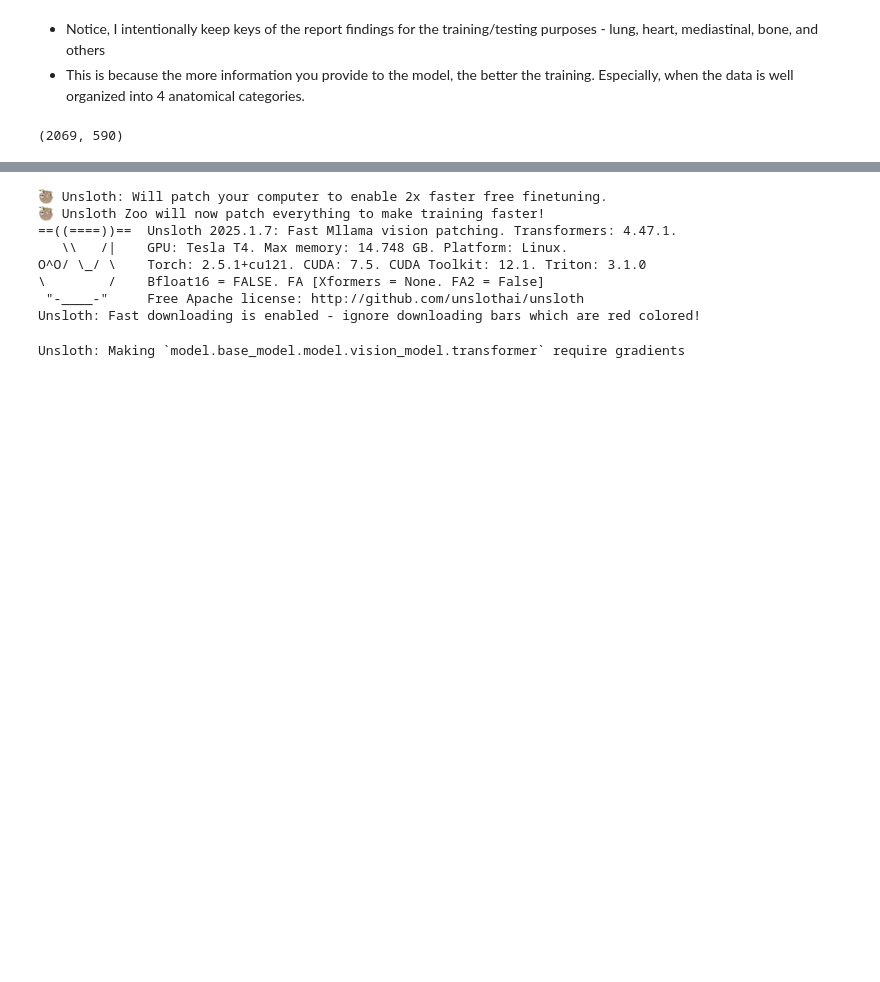
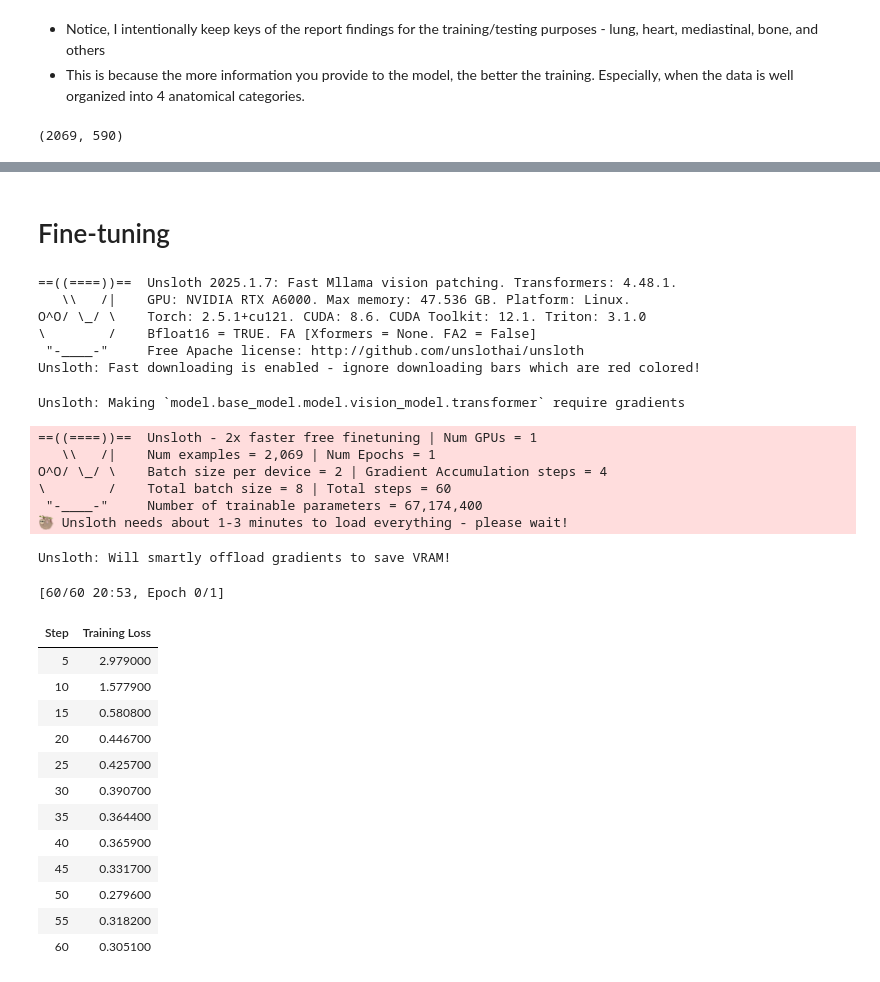
Before and after one commit to ramm777/transformers_xray_report, a Jupyter notebook: task2.ipynb, the cells around one changed output, grey strips where cells are left out. Cells and saved outputs as stored; diff of their text form; code cells hidden in the pictures; blank space fills up the shorter version.

Commit message:
First successfull short run - 22 min for 60 max steps. Need to run the whole epoch now.

```diff
--- a/task2.ipynb
+++ b/task2.ipynb
@@ -255,18 +254,16 @@ len(data_train), len(data_test)
+# %% [markdown]
+# Fine-tuning
 # %%
-from unsloth import FastVisionModel
-import torch
+name_model = "Llama-3.2-11B-Vision-Instruct"
 
-model, tokenizer = FastVisionModel.from_pretrained(
-        "unsloth/Llama-3.2-11B-Vision-Instruct",
-        load_in_4bit = True,
-        use_gradient_checkpointing = "unsloth")
+model, tokenizer = FastVisionModel.from_pretrained( "unsloth/" + name_model,
+                                                   load_in_4bit = True,
+                                                   use_gradient_checkpointing = "unsloth")
 # %% [output]
-🦥 Unsloth: Will patch your computer to enable 2x faster free finetuning.
-🦥 Unsloth Zoo will now patch everything to make training faster!
-==((====))==  Unsloth 2025.1.7: Fast Mllama vision patching. Transformers: 4.47.1.
-   \\   /|    GPU: Tesla T4. Max memory: 14.748 GB. Platform: Linux.
-O^O/ \_/ \    Torch: 2.5.1+cu121. CUDA: 7.5. CUDA Toolkit: 12.1. Triton: 3.1.0
-\        /    Bfloat16 = FALSE. FA [Xformers = None. FA2 = False]
+==((====))==  Unsloth 2025.1.7: Fast Mllama vision patching. Transformers: 4.48.1.
+   \\   /|    GPU: NVIDIA RTX A6000. Max memory: 47.536 GB. Platform: Linux.
+O^O/ \_/ \    Torch: 2.5.1+cu121. CUDA: 8.6. CUDA Toolkit: 12.1. Triton: 3.1.0
+\        /    Bfloat16 = TRUE. FA [Xformers = None. FA2 = False]
  "-____-"     Free Apache license: http://github.com/unslothai/unsloth
 Unsloth: Fast downloading is enabled - ignore downloading bars which are red colored!
 # %%
@@ -287,0 +291,53 @@ Unsloth: Making `model.base_model.model.vision_model.transformer` require gradie
+# %%
+%%time
+
+# Enable "model" for training
+FastVisionModel.for_training(model)
+
+trainer = SFTTrainer(model=model, tokenizer=tokenizer,
+                     data_collator=UnslothVisionDataCollator(model, tokenizer),
+                     train_dataset=data_train,
+                     args=SFTConfig(per_device_train_batch_size=2,
+                                    gradient_accumulation_steps=4,
+                                    warmup_steps=5,
+                                    max_steps=60,         # either this or num_train_epochs
+                                    #num_train_epochs = 1 # full pass over your dataset [1:3 max]
+                                    learning_rate=2e-4,
+                                    fp16=not is_bf16_supported(),
+                                    bf16=is_bf16_supported(),
+                                    logging_steps=5,
+                                    optim="adamw_8bit",
+                                    weight_decay=0.01,
+                                    lr_scheduler_type="linear",
+                                    seed=3407,
+                                    output_dir="outputs",
+                                    report_to="none",  # for weights and biases
+                                    remove_unused_columns=False,
+                                    dataset_text_field="",
+                                    dataset_kwargs={"skip_prepare_dataset": True},
+                                    dataset_num_proc=4,
+                                    max_seq_length=2048))
+
+trainer_stats = trainer.train()
+# %% [output]
+==((====))==  Unsloth - 2x faster free finetuning | Num GPUs = 1
+   \\   /|    Num examples = 2,069 | Num Epochs = 1
+O^O/ \_/ \    Batch size per device = 2 | Gradient Accumulation steps = 4
+\        /    Total batch size = 8 | Total steps = 60
+ "-____-"     Number of trainable parameters = 67,174,400
+🦥 Unsloth needs about 1-3 minutes to load everything - please wait!
+Unsloth: Will smartly offload gradients to save VRAM!
+[60/60 20:53, Epoch 0/1]
+| Step | Training Loss |
+| 5 | 2.979000 |
+| 10 | 1.577900 |
+| 15 | 0.580800 |
+| 20 | 0.446700 |
+| 25 | 0.425700 |
+| 30 | 0.390700 |
+| 35 | 0.364400 |
+| 40 | 0.365900 |
+| 45 | 0.331700 |
+| 50 | 0.279600 |
+| 55 | 0.318200 |
+| 60 | 0.305100 |
```
Also changed, not shown: parts of 16 cells of this notebook, 2 other files.
